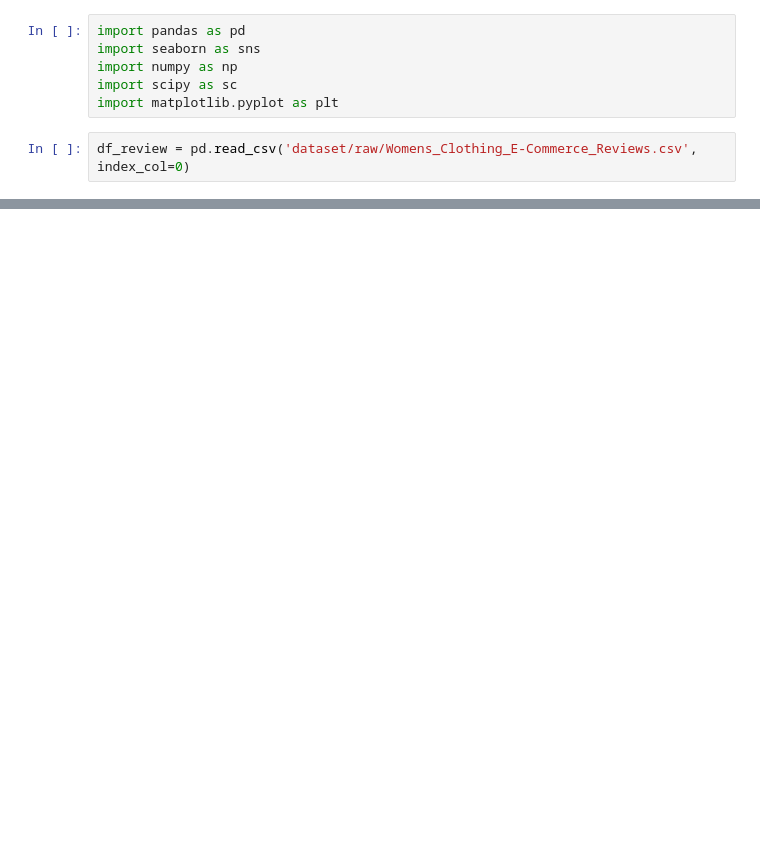
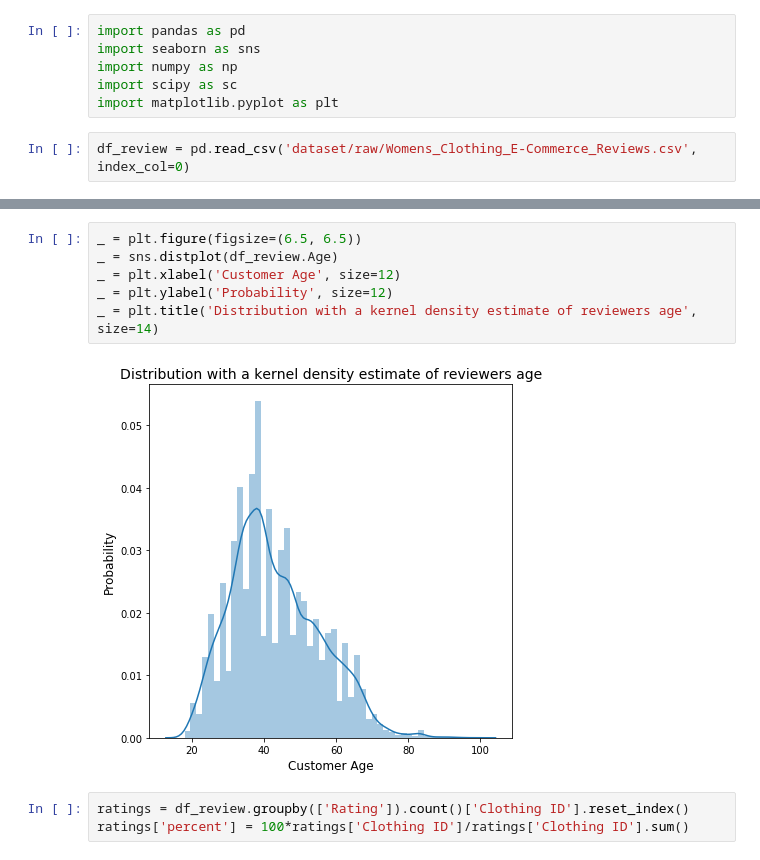
Before and after one commit to Daesparz/Conundrum_17, a Jupyter notebook: Exploratory Data Analysis user reviews.ipynb, the cells around one changed output, grey strips where cells are left out. Cells and saved outputs as stored; diff of their text form; blank space fills up the shorter version.

Commit message:
adding first plots analysis

```diff
--- a/Exploratory Data Analysis user reviews.ipynb
+++ b/Exploratory Data Analysis user reviews.ipynb
@@ -15,3 +33,14 @@ df_review.head()
 | 2 | 1077 | 60 | Some major design flaws | I had such high hopes for this dr... | 3 | 0 | 0 | ... |
 | 3 | 1049 | 50 | My favorite buy! | I love, love, love this jumpsuit.... | 5 | 1 | 0 | ... |
 | 4 | 847 | 47 | Flattering shirt | This shirt is very flattering to ... | 5 | 1 | 6 | ... |
+# %%
+_ = plt.figure(figsize=(6.5, 6.5))
+_ = sns.distplot(df_review.Age)
+_ = plt.xlabel('Customer Age', size=12)
+_ = plt.ylabel('Probability', size=12)
+_ = plt.title('Distribution with a kernel density estimate of reviewers age', size=14)
+# %% [output]
+[figure, added]
+# %%
+ratings = df_review.groupby(['Rating']).count()['Clothing ID'].reset_index()
+ratings['percent'] = 100*ratings['Clothing ID']/ratings['Clothing ID'].sum()
```
Also changed, not shown: parts of 7 cells of this notebook.
